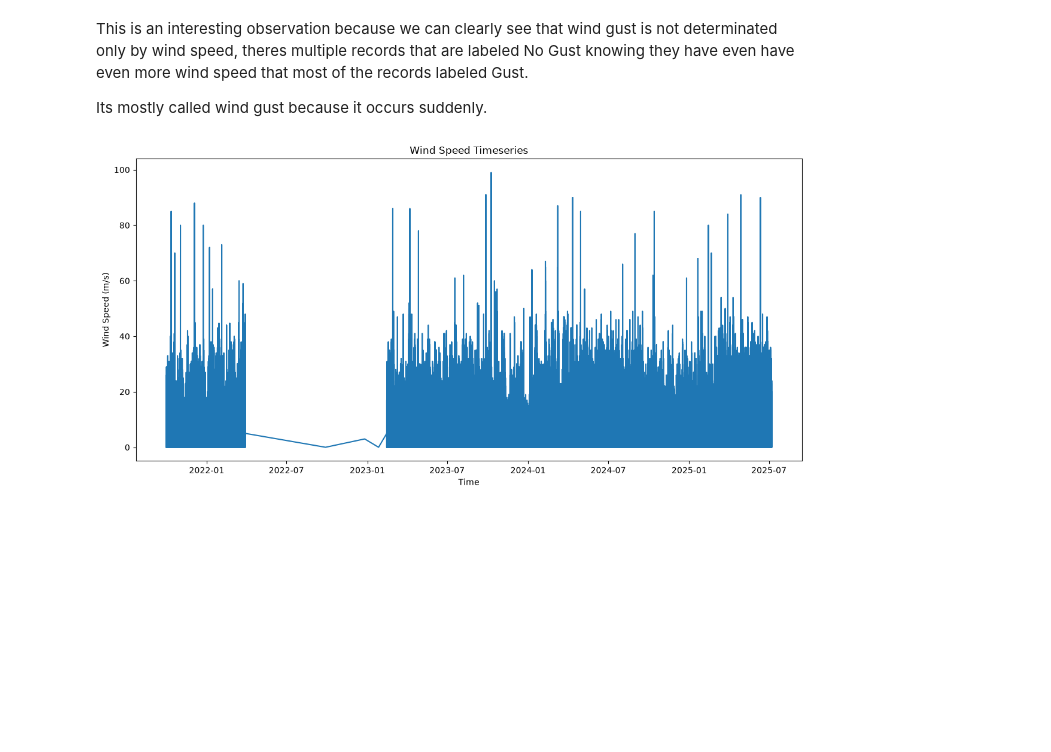
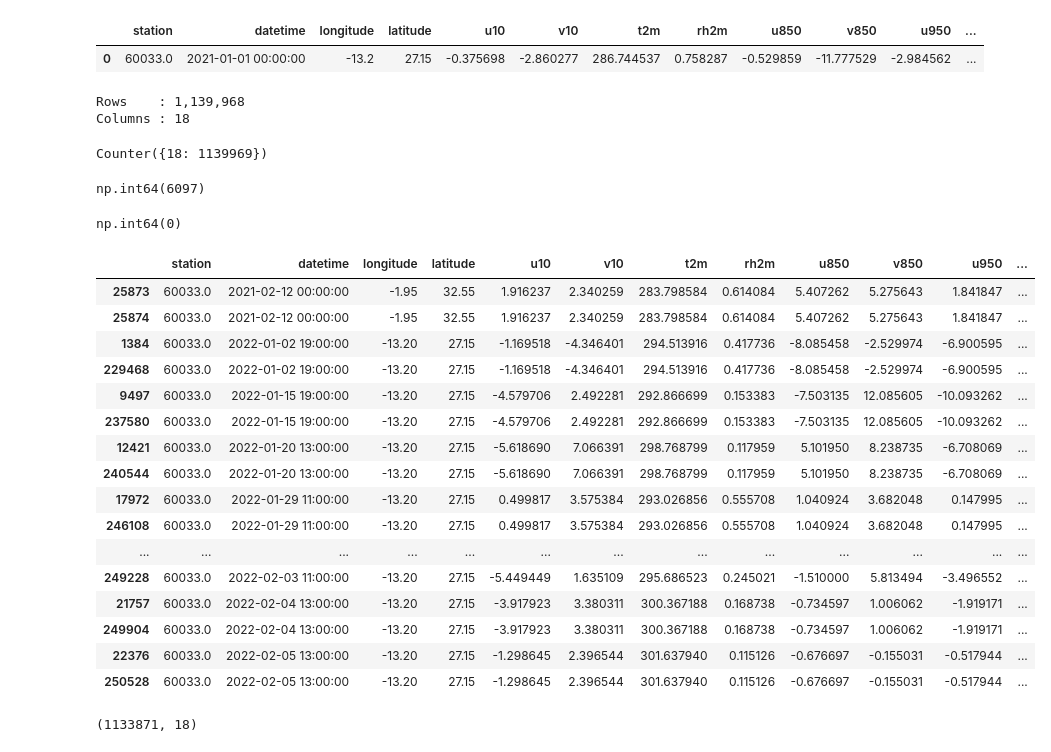
Before and after one commit to Ahmedamine4/time-series-meteo, a Jupyter notebook: notebooks/01_exploration.ipynb, the cells around one changed output. Cells and saved outputs as stored; diff of their text form; code cells hidden in the pictures; blank space fills up the shorter version.

Commit message:
First Analysist of the Arome DataSet

```diff
--- a/notebooks/01_exploration.ipynb
+++ b/notebooks/01_exploration.ipynb
@@ -34,10 +16,65 @@ fig = plot_wind_by_target(df)
-# %% [markdown]
-This is an interesting observation because we can clearly see that wind gust is not determinated only by wind speed, theres multiple records that are labeled No Gust knowing they have even have even more wind speed that most of the records labeled Gust.
-
-Its mostly called wind gust because it occurs suddenly.
-# %%
-from src.visualization.wind_timeseries import plot_wind_timeseries
-
-fig = plot_wind_timeseries(df)
-# %% [output]
-[figure, removed]
+# %%
+df = pd.read_csv("../src/Arome/Datasetfinal.csv")
+clean = pd.read_csv("../src/Fix_Prob/Arome_clean_final.csv")
+df.head(1)
+# %% [output]
+|  | station | datetime | longitude | latitude | u10 | v10 | t2m | rh2m | u850 | v850 | u950 | ... |
+| 0 | 60033.0 | 2021-01-01 00:00:00 | -13.2 | 27.15 | -0.375698 | -2.860277 | 286.744537 | 0.758287 | -0.529859 | -11.777529 | -2.984562 | ... |
+# %%
+print(f"Rows    : {df.shape[0]:,}")
+print(f"Columns : {df.shape[1]}")
+# %% [output]
+Rows    : 1,139,968
+Columns : 18
+# %%
+import csv
+from collections import Counter
+
+counter = Counter()
+
+with open("../src/Arome/Datasetfinal.csv", newline="") as f:
+    reader = csv.reader(f)
+
+    for row in reader:
+        counter[len(row)] += 1
+
+print(counter)
+# %% [output]
+Counter({18: 1139969})
+# %%
+df.duplicated().sum()
+# %% [output]
+np.int64(6097)
+# %%
+clean.duplicated().sum()
+# %% [output]
+np.int64(0)
+# %%
+duplicates = df[df.duplicated(keep=False)]
+duplicates.sort_values(
+    by=["station", "datetime"]
+).head(20)
+# %% [output]
+|  | station | datetime | longitude | latitude | u10 | v10 | t2m | rh2m | u850 | v850 | u950 | ... |
+| 25873 | 60033.0 | 2021-02-12 00:00:00 | -1.95 | 32.55 | 1.916237 | 2.340259 | 283.798584 | 0.614084 | 5.407262 | 5.275643 | 1.841847 | ... |
+| 25874 | 60033.0 | 2021-02-12 00:00:00 | -1.95 | 32.55 | 1.916237 | 2.340259 | 283.798584 | 0.614084 | 5.407262 | 5.275643 | 1.841847 | ... |
+| 1384 | 60033.0 | 2022-01-02 19:00:00 | -13.20 | 27.15 | -1.169518 | -4.346401 | 294.513916 | 0.417736 | -8.085458 | -2.529974 | -6.900595 | ... |
+| 229468 | 60033.0 | 2022-01-02 19:00:00 | -13.20 | 27.15 | -1.169518 | -4.346401 | 294.513916 | 0.417736 | -8.085458 | -2.529974 | -6.900595 | ... |
+| 9497 | 60033.0 | 2022-01-15 19:00:00 | -13.20 | 27.15 | -4.579706 | 2.492281 | 292.866699 | 0.153383 | -7.503135 | 12.085605 | -10.093262 | ... |
+| 237580 | 60033.0 | 2022-01-15 19:00:00 | -13.20 | 27.15 | -4.579706 | 2.492281 | 292.866699 | 0.153383 | -7.503135 | 12.085605 | -10.093262 | ... |
+| 12421 | 60033.0 | 2022-01-20 13:00:00 | -13.20 | 27.15 | -5.618690 | 7.066391 | 298.768799 | 0.117959 | 5.101950 | 8.238735 | -6.708069 | ... |
+| 240544 | 60033.0 | 2022-01-20 13:00:00 | -13.20 | 27.15 | -5.618690 | 7.066391 | 298.768799 | 0.117959 | 5.101950 | 8.238735 | -6.708069 | ... |
+| 17972 | 60033.0 | 2022-01-29 11:00:00 | -13.20 | 27.15 | 0.499817 | 3.575384 | 293.026856 | 0.555708 | 1.040924 | 3.682048 | 0.147995 | ... |
+| 246108 | 60033.0 | 2022-01-29 11:00:00 | -13.20 | 27.15 | 0.499817 | 3.575384 | 293.026856 | 0.555708 | 1.040924 | 3.682048 | 0.147995 | ... |
+| ... | ... | ... | ... | ... | ... | ... | ... | ... | ... | ... | ... | ... |
+| 249228 | 60033.0 | 2022-02-03 11:00:00 | -13.20 | 27.15 | -5.449449 | 1.635109 | 295.686523 | 0.245021 | -1.510000 | 5.813494 | -3.496552 | ... |
+| 21757 | 60033.0 | 2022-02-04 13:00:00 | -13.20 | 27.15 | -3.917923 | 3.380311 | 300.367188 | 0.168738 | -0.734597 | 1.006062 | -1.919171 | ... |
+| 249904 | 60033.0 | 2022-02-04 13:00:00 | -13.20 | 27.15 | -3.917923 | 3.380311 | 300.367188 | 0.168738 | -0.734597 | 1.006062 | -1.919171 | ... |
+| 22376 | 60033.0 | 2022-02-05 13:00:00 | -13.20 | 27.15 | -1.298645 | 2.396544 | 301.637940 | 0.115126 | -0.676697 | -0.155031 | -0.517944 | ... |
+| 250528 | 60033.0 | 2022-02-05 13:00:00 | -13.20 | 27.15 | -1.298645 | 2.396544 | 301.637940 | 0.115126 | -0.676697 | -0.155031 | -0.517944 | ... |
+# %%
+df = df.drop_duplicates(keep="first")
+df.duplicated().sum()
+df.shape
+# %% [output]
+(1133871, 18)
```
Also changed, not shown: parts of 14 cells of this notebook, 8 other files.
